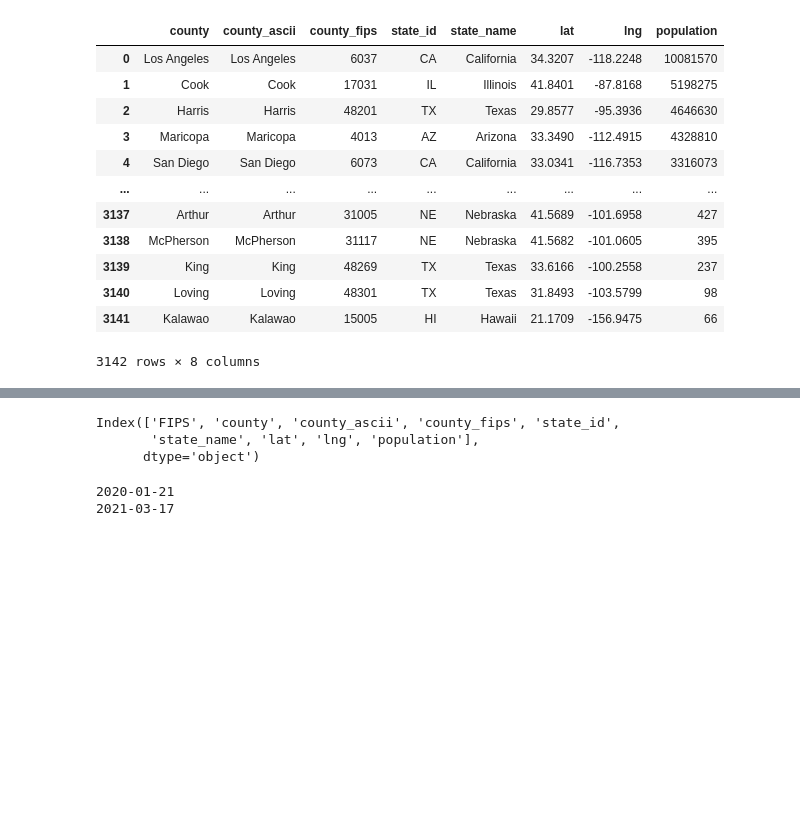
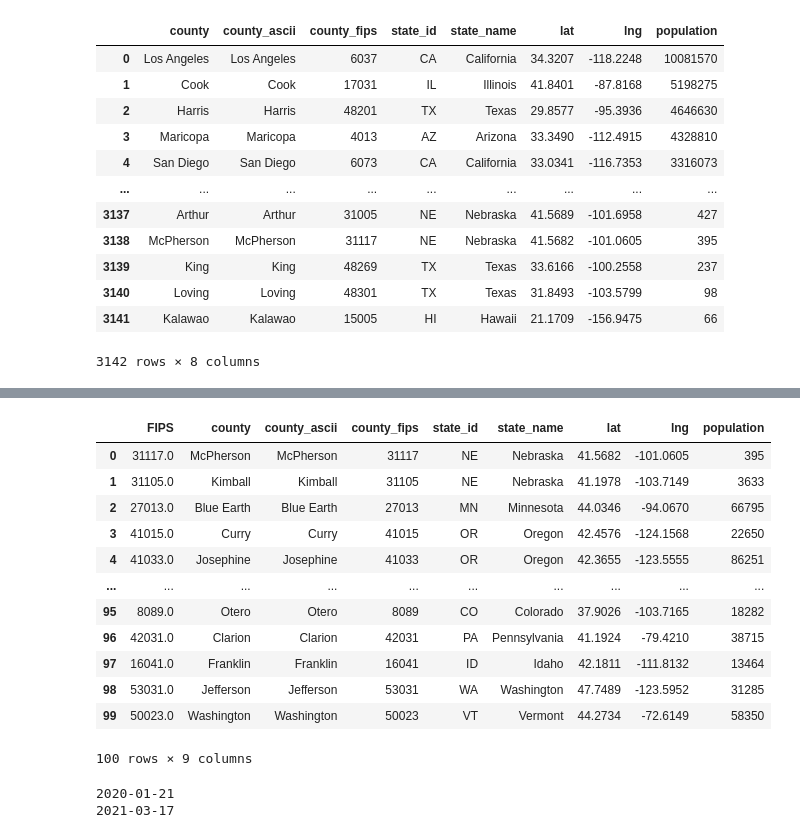
Before and after one commit to pkriger/project-01, a Jupyter notebook: Resources/covid_imported.ipynb, the cells around one changed output, grey strips where cells are left out. Saved outputs shown, nothing was run; the diff lists cells and outputs as text; code cells hidden in the pictures; blank space fills up the shorter version.

Commit message:
data yaygit add -A

```diff
--- a/Resources/covid_imported.ipynb
+++ b/Resources/covid_imported.ipynb
@@ -71,10 +86,21 @@ fips100_df=pd.read_csv("100_counties.csv")
 # %%
 counties100data = pd.merge(fips100_df,countydata_df, left_on ="FIPS", right_on = "county_fips" )
 counties100data.columns
+counties100data
 # %% [output]
+|  | FIPS | county | county_ascii | county_fips | state_id | state_name | lat | lng | population |
+| 0 | 31117.0 | McPherson | McPherson | 31117 | NE | Nebraska | 41.5682 | -101.0605 | 395 |
+| 1 | 31105.0 | Kimball | Kimball | 31105 | NE | Nebraska | 41.1978 | -103.7149 | 3633 |
+| 2 | 27013.0 | Blue Earth | Blue Earth | 27013 | MN | Minnesota | 44.0346 | -94.0670 | 66795 |
+| 3 | 41015.0 | Curry | Curry | 41015 | OR | Oregon | 42.4576 | -124.1568 | 22650 |
+| 4 | 41033.0 | Josephine | Josephine | 41033 | OR | Oregon | 42.3655 | -123.5555 | 86251 |
+| ... | ... | ... | ... | ... | ... | ... | ... | ... | ... |
+| 95 | 8089.0 | Otero | Otero | 8089 | CO | Colorado | 37.9026 | -103.7165 | 18282 |
+| 96 | 42031.0 | Clarion | Clarion | 42031 | PA | Pennsylvania | 41.1924 | -79.4210 | 38715 |
+| 97 | 16041.0 | Franklin | Franklin | 16041 | ID | Idaho | 42.1811 | -111.8132 | 13464 |
+| 98 | 53031.0 | Jefferson | Jefferson | 53031 | WA | Washington | 47.7489 | -123.5952 | 31285 |
+| 99 | 50023.0 | Washington | Washington | 50023 | VT | Vermont | 44.2734 | -72.6149 | 58350 |
-Index(['FIPS', 'county', 'county_ascii', 'county_fips', 'state_id',
-       'state_name', 'lat', 'lng', 'population'],
-      dtype='object')
+100 rows × 9 columns
 # %%
 counties100data.to_csv("100_countiesdata.csv", index=False, header=True)
 # %%
```
Also changed, not shown: parts of 5 cells of this notebook, 1 other file.
